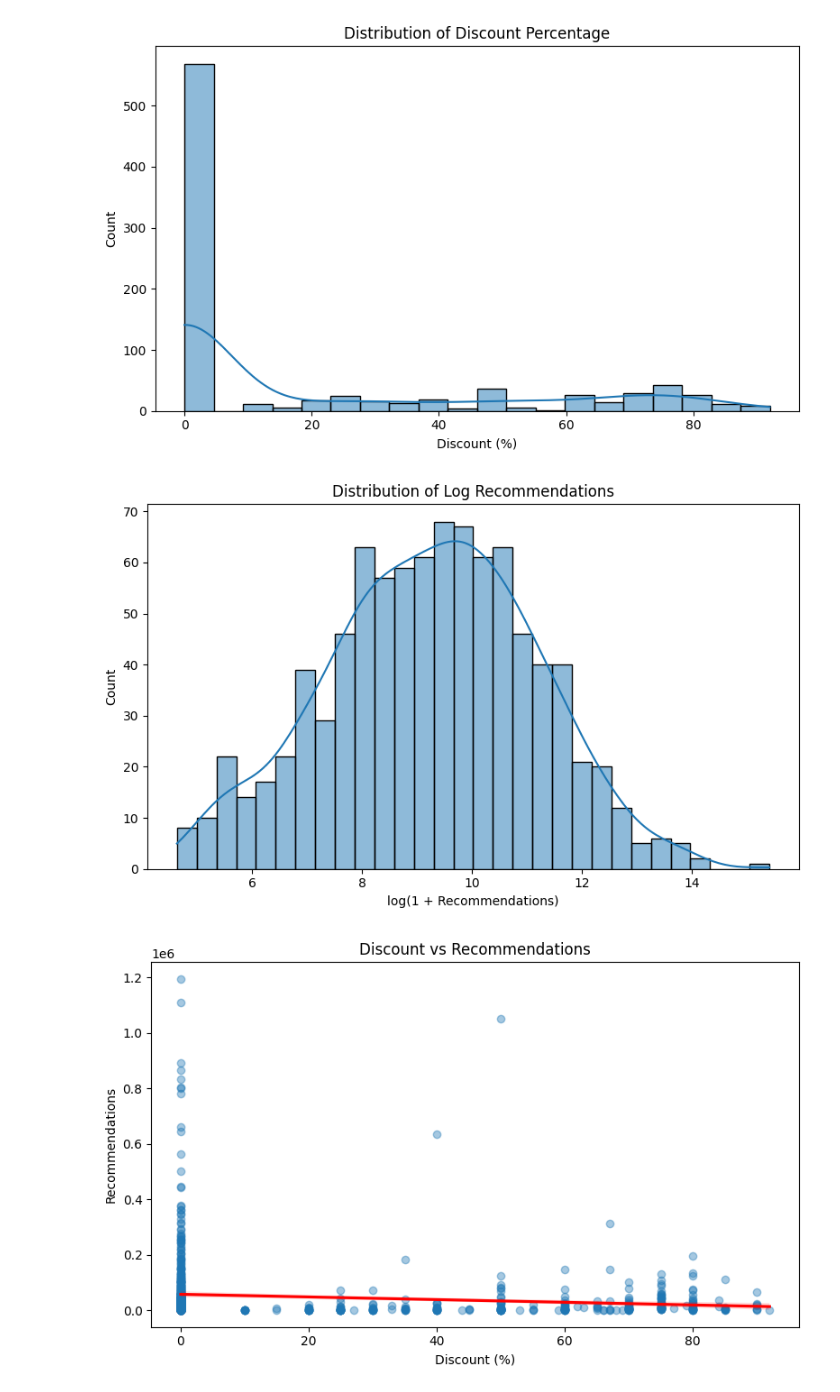
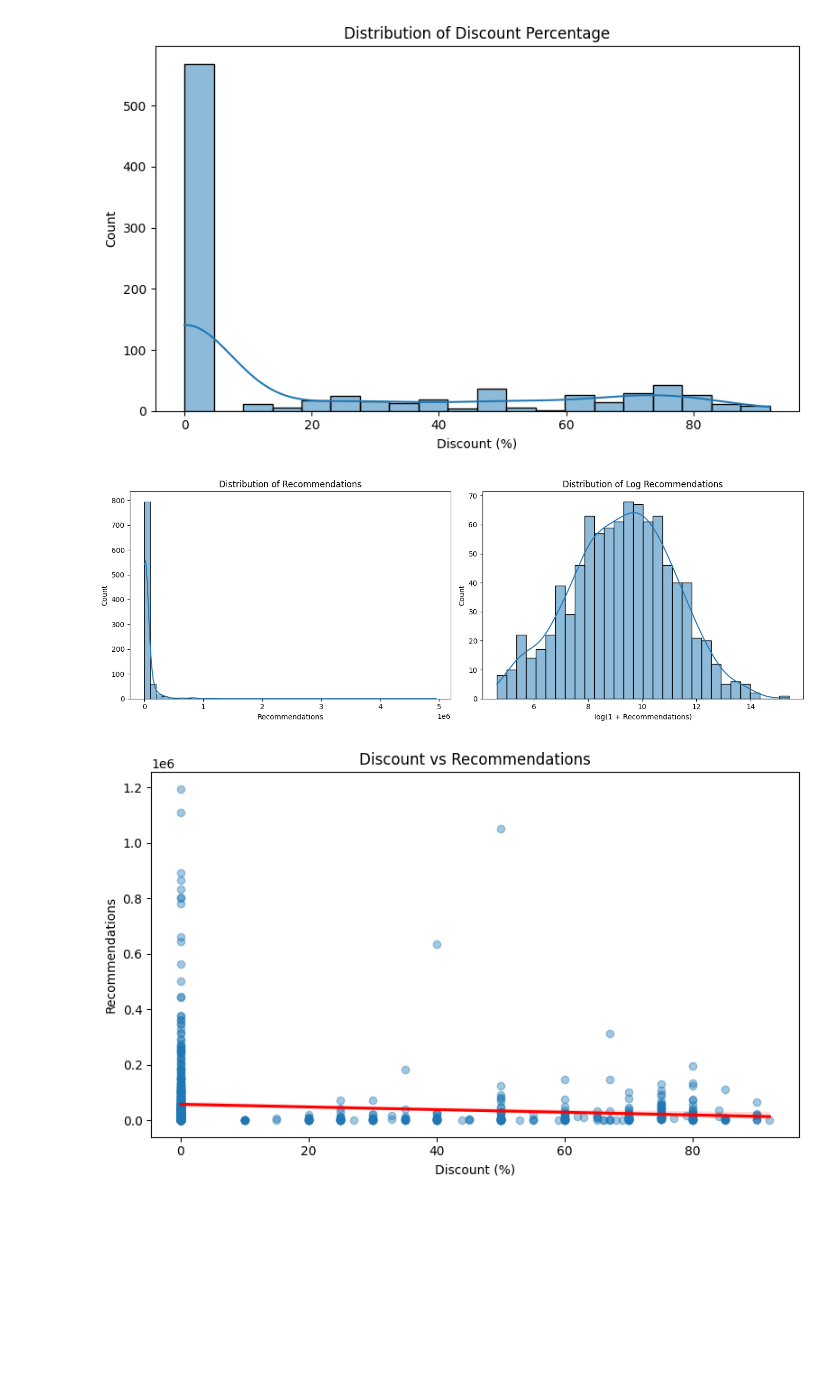
Before and after one commit to Cordieriteee/sta141b-final-project, a Jupyter notebook: Question 3.ipynb, the cells around one changed output. Cells and saved outputs as stored; diff of their text form; code cells hidden in the pictures; blank space fills up the shorter version.

```diff
--- a/Question 3.ipynb
+++ b/Question 3.ipynb
@@ -213,16 +213,25 @@ plt.tight_layout()
 plt.show()
 # %% [output]
 [figure]
-# %%
-plt.figure(figsize=(8,5))
-sns.histplot(df["log_rec"].dropna(), bins=30, kde=True)
-plt.title("Distribution of Log Recommendations")
-plt.xlabel("log(1 + Recommendations)")
-plt.ylabel("Count")
-plt.tight_layout()
-plt.show()
-# %% [output]
-[figure, removed]
+# %%
+fig, axes = plt.subplots(1, 2, figsize=(14, 5))
+
+# raw recommendations
+sns.histplot(df["recommendations"].dropna(), bins=50, kde=True, ax=axes[0])
+axes[0].set_title("Distribution of Recommendations")
+axes[0].set_xlabel("Recommendations")
+axes[0].set_ylabel("Count")
+
+# log recommendations
+sns.histplot(df["log_rec"].dropna(), bins=30, kde=True, ax=axes[1])
+axes[1].set_title("Distribution of Log Recommendations")
+axes[1].set_xlabel("log(1 + Recommendations)")
+axes[1].set_ylabel("Count")
+
+plt.tight_layout()
+plt.show()
+# %% [output]
+[figure, added]
 # %%
 plt.figure(figsize=(8,5))
 sns.regplot(data=df, x="discount", y="recommendations", scatter_kws={"alpha":0.4}, line_kws={"color":"red"})
```
Also changed, not shown: parts of 3 cells of this notebook.
